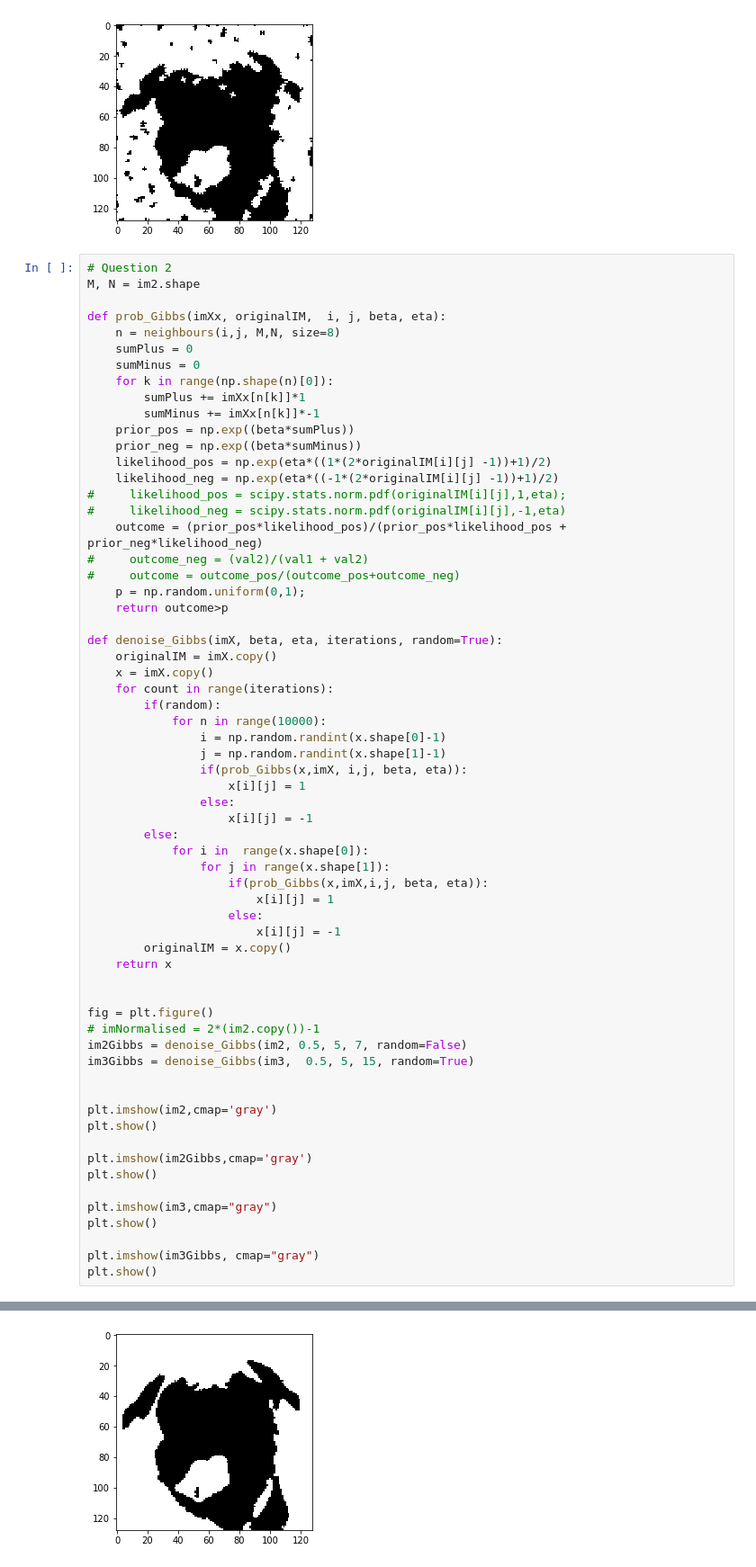
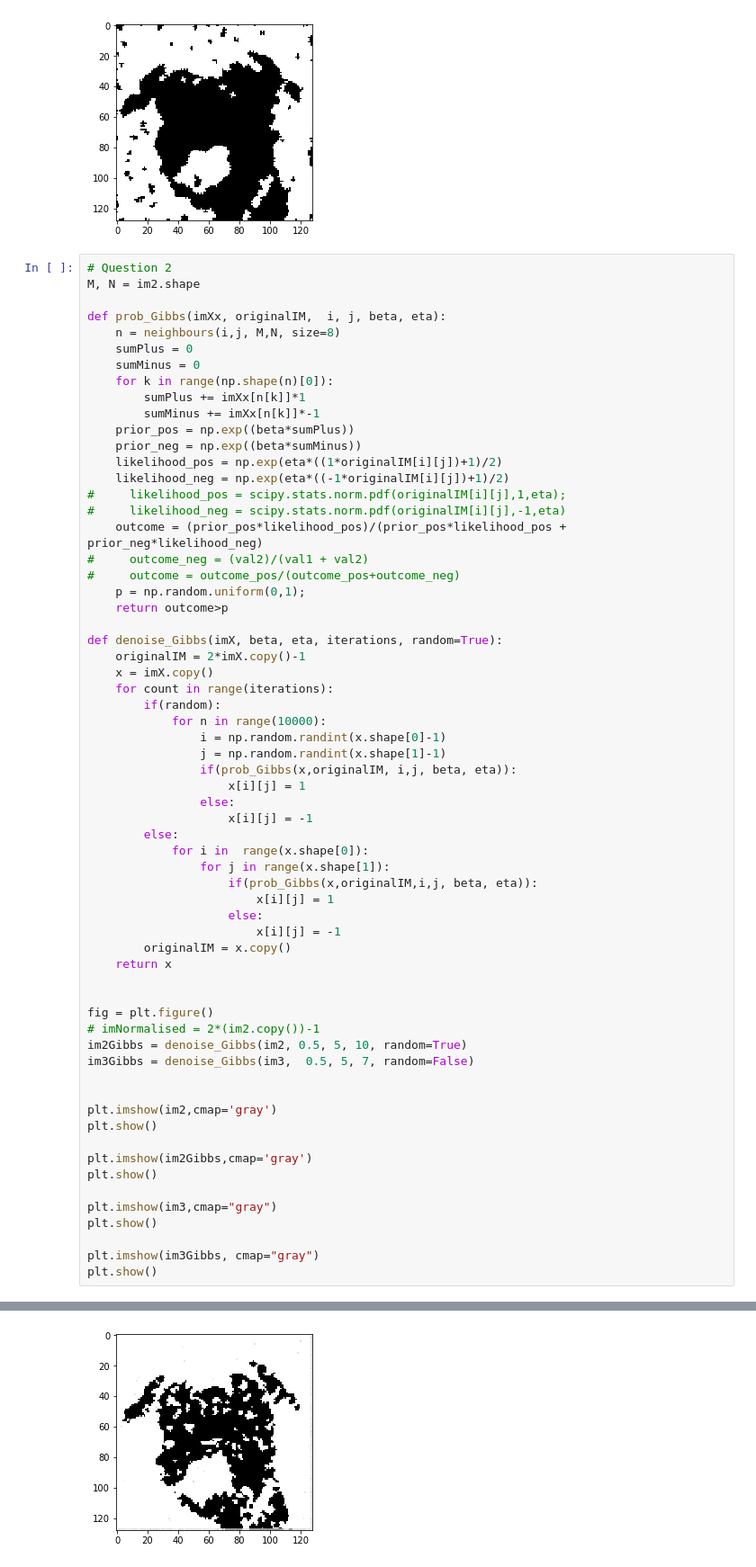
Before and after one commit to ThemisP/ml_cw2, a Jupyter notebook: CW2_themis.ipynb, the cells around one changed output, grey strips where cells are left out. Shown at 90% size. Saved outputs shown, nothing was run; the diff lists cells and outputs as text.

Commit message:
start on vb and some fix on gibbs

```diff
--- a/CW2_themis.ipynb
+++ b/CW2_themis.ipynb
@@ -196,8 +196,8 @@ def prob_Gibbs(imXx, originalIM,  i, j, beta, eta):
         sumMinus += imXx[n[k]]*-1
     prior_pos = np.exp((beta*sumPlus))
     prior_neg = np.exp((beta*sumMinus))
-    likelihood_pos = np.exp(eta*((1*(2*originalIM[i][j] -1))+1)/2)
-    likelihood_neg = np.exp(eta*((-1*(2*originalIM[i][j] -1))+1)/2)
+    likelihood_pos = np.exp(eta*((1*originalIM[i][j])+1)/2)
+    likelihood_neg = np.exp(eta*((-1*originalIM[i][j])+1)/2)
 #     likelihood_pos = scipy.stats.norm.pdf(originalIM[i][j],1,eta);
 #     likelihood_neg = scipy.stats.norm.pdf(originalIM[i][j],-1,eta)
     outcome = (prior_pos*likelihood_pos)/(prior_pos*likelihood_pos + prior_neg*likelihood_neg)
@@ -207,46 +207,46 @@ def prob_Gibbs(imXx, originalIM,  i, j, beta, eta):
     return outcome>p
 
 def denoise_Gibbs(imX, beta, eta, iterations, random=True):
-    originalIM = imX.copy()
+    originalIM = 2*imX.copy()-1
     x = imX.copy()
     for count in range(iterations):
         if(random):
             for n in range(10000):
                 i = np.random.randint(x.shape[0]-1)
                 j = np.random.randint(x.shape[1]-1)
-                if(prob_Gibbs(x,imX, i,j, beta, eta)):
+                if(prob_Gibbs(x,originalIM, i,j, beta, eta)):
                     x[i][j] = 1
                 else:
                     x[i][j] = -1
         else:
             for i in  range(x.shape[0]):
                 for j in range(x.shape[1]):
-                    if(prob_Gibbs(x,imX,i,j, beta, eta)):
+                    if(prob_Gibbs(x,originalIM,i,j, beta, eta)):
                         x[i][j] = 1
                     else:
                         x[i][j] = -1
         originalIM = x.copy()
     return x
 
 
 fig = plt.figure()
 # imNormalised = 2*(im2.copy())-1
-im2Gibbs = denoise_Gibbs(im2, 0.5, 5, 7, random=False)
-im3Gibbs = denoise_Gibbs(im3,  0.5, 5, 15, random=True)
+im2Gibbs = denoise_Gibbs(im2, 0.5, 5, 10, random=True)
+im3Gibbs = denoise_Gibbs(im3,  0.5, 5, 7, random=False)
 
 
 plt.imshow(im2,cmap='gray')
 plt.show()
 
 plt.imshow(im2Gibbs,cmap='gray')
 plt.show()
 
 plt.imshow(im3,cmap="gray")
 plt.show()
 
 plt.imshow(im3Gibbs, cmap="gray")
 plt.show()
 # %% [output]
 [figure]
-[figure, old version]
+[figure, new version]
 [figure]
```
Also changed, not shown: parts of 2 cells of this notebook.
